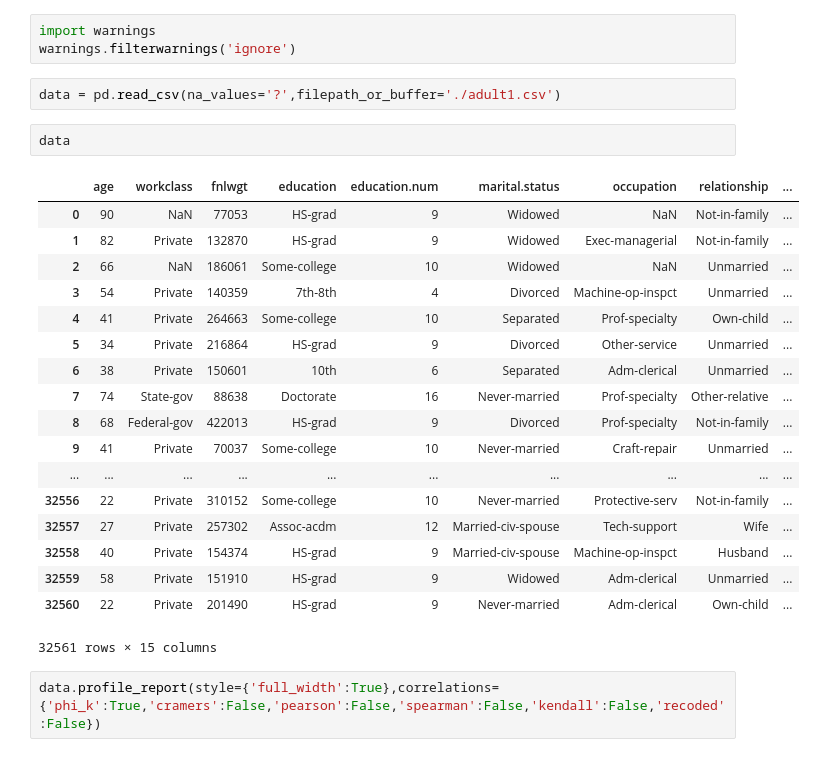
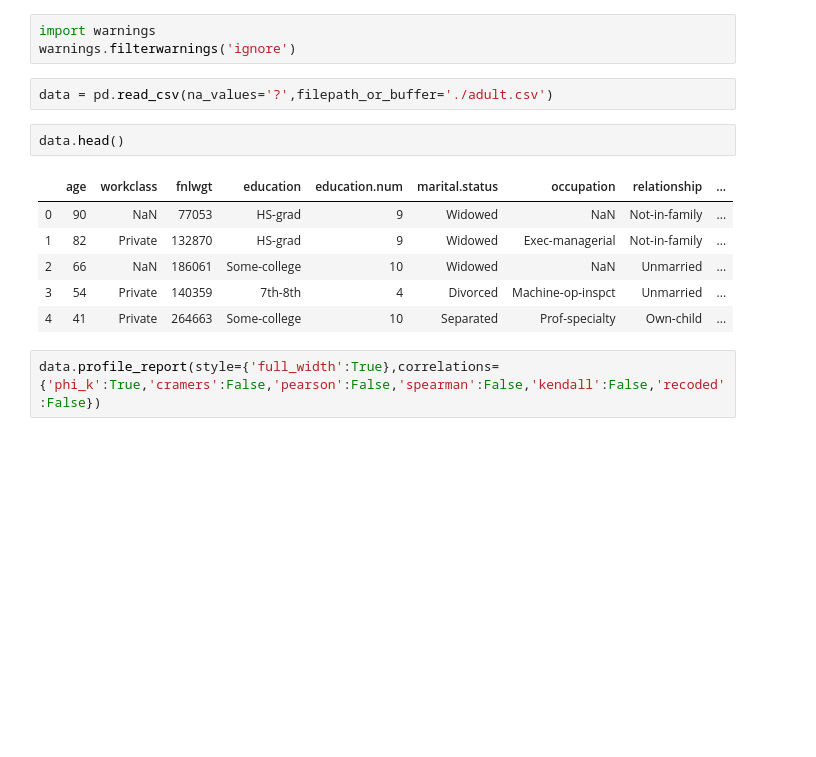
Before and after one commit to Data-Citadel/census_income_prediction, a Jupyter notebook: Census_income_prediction_v2.ipynb, the cells around one changed output. Saved outputs shown, nothing was run; the diff lists cells and outputs as text; blank space fills up the shorter version.

```diff
--- a/Census_income_prediction_v2.ipynb
+++ b/Census_income_prediction_v2.ipynb
@@ -12,28 +10,16 @@ ImportError: No module named 'pandas_profiling'
 import warnings
 warnings.filterwarnings('ignore')
 # %%
-data = pd.read_csv(na_values='?',filepath_or_buffer='./adult1.csv')
+data = pd.read_csv(na_values='?',filepath_or_buffer='./adult.csv')
 # %%
-data
+data.head()
 # %% [output]
 |  | age | workclass | fnlwgt | education | education.num | marital.status | occupation | relationship | ... |
 | 0 | 90 | NaN | 77053 | HS-grad | 9 | Widowed | NaN | Not-in-family | ... |
 | 1 | 82 | Private | 132870 | HS-grad | 9 | Widowed | Exec-managerial | Not-in-family | ... |
 | 2 | 66 | NaN | 186061 | Some-college | 10 | Widowed | NaN | Unmarried | ... |
 | 3 | 54 | Private | 140359 | 7th-8th | 4 | Divorced | Machine-op-inspct | Unmarried | ... |
 | 4 | 41 | Private | 264663 | Some-college | 10 | Separated | Prof-specialty | Own-child | ... |
-| 5 | 34 | Private | 216864 | HS-grad | 9 | Divorced | Other-service | Unmarried | ... |
-| 6 | 38 | Private | 150601 | 10th | 6 | Separated | Adm-clerical | Unmarried | ... |
-| 7 | 74 | State-gov | 88638 | Doctorate | 16 | Never-married | Prof-specialty | Other-relative | ... |
-| 8 | 68 | Federal-gov | 422013 | HS-grad | 9 | Divorced | Prof-specialty | Not-in-family | ... |
-| 9 | 41 | Private | 70037 | Some-college | 10 | Never-married | Craft-repair | Unmarried | ... |
-| ... | ... | ... | ... | ... | ... | ... | ... | ... | ... |
-| 32556 | 22 | Private | 310152 | Some-college | 10 | Never-married | Protective-serv | Not-in-family | ... |
-| 32557 | 27 | Private | 257302 | Assoc-acdm | 12 | Married-civ-spouse | Tech-support | Wife | ... |
-| 32558 | 40 | Private | 154374 | HS-grad | 9 | Married-civ-spouse | Machine-op-inspct | Husband | ... |
-| 32559 | 58 | Private | 151910 | HS-grad | 9 | Widowed | Adm-clerical | Unmarried | ... |
-| 32560 | 22 | Private | 201490 | HS-grad | 9 | Never-married | Adm-clerical | Own-child | ... |
-32561 rows × 15 columns
 # %%
 data.profile_report(style={'full_width':True},correlations={'phi_k':True,'cramers':False,'pearson':False,'spearman':False,'kendall':False,'recoded':False})
 # %% [markdown]
```
Also changed, not shown: parts of 90 cells of this notebook.
